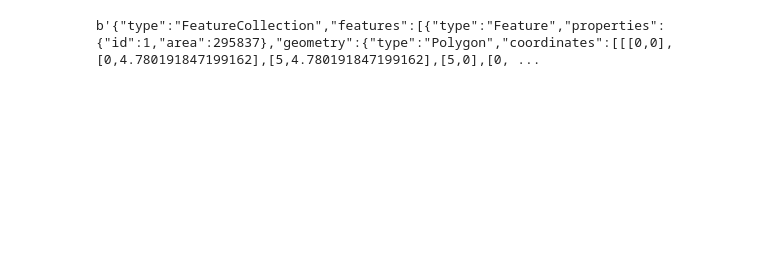
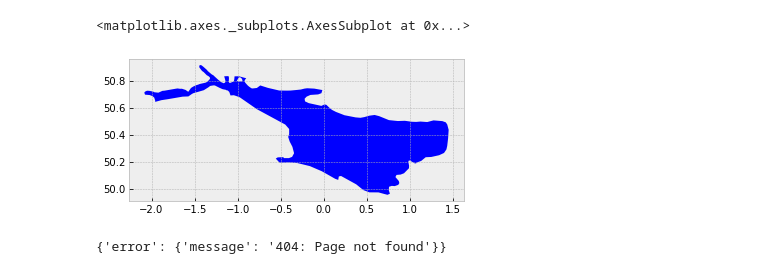
Before and after one commit to LukasFrankenQ/georetriever, a Jupyter notebook: geo_retriever/lithography/macrolab.ipynb, the cells around one changed output. Cells and saved outputs as stored; diff of their text form; code cells hidden in the pictures; blank space fills up the shorter version.

```diff
--- a/geo_retriever/lithography/macrolab.ipynb
+++ b/geo_retriever/lithography/macrolab.ipynb
@@ -28,7 +128,19 @@ pd.read_csv()
 # %%
+import geopandas as gpd
 # requests.get("https://macrostrat.org/api/geologic_units/map/").text
 # link =       "https://macrostrat.org/api/geologic_units/map"
 # requests.get("https://macrostrat.org/api/").text
-# requests.get("https://macrostrat.org/api/grids/").json()
-requests.get("https://macrostrat.org/api/grids/latitude").json()
+# requests.get("https://macrostrat.org/api/grids/latitude").json()
+# requests.get("https://macrostrat.org/api/geologic_units/map").json()
+# requests.get("https://macrostrat.org/api/grids/longitude").json()
+request_params = {
+    "lat": 50.5072,
+    "lng": 0.1276,
+    "format": "geojson_bare",
+    }
+res = requests.get("https://macrostrat.org/api/geologic_units/map", params=request_params).content
+res = StringIO(str(res, 'utf-8'))
+# gdf = pd.read_csv(res)
+gdf = gpd.read_file(res)
+gdf.head()
 # %% [output]
@@ -45,2 +170,7 @@ requests.get("https://macrostrat.org/api/grids/latitude").json()
+# %%
+gdf.plot()
+# %% [output]
+<matplotlib.axes._subplots.AxesSubplot at 0x...>
+[figure, added]
 # %%
 result = requests.get("https://macrostrat.org/api/v2/grids/latitude?lngSpacing=5&latSpacing=12&format=geojson_bare")
@@ -47,4 +178,7 @@ result = requests.get("https://macrostrat.org/api/v2/grids/latitude?lngSpacing=5
+# %%
+requests.get("https://macrostrat.org/api/formulas").json()
+# %% [output]
+{'error': {'message': '404: Page not found'}}
 # %%
-with open(Path(os.getcwd()) / )
+with open(Path(os.getcwd()) / "test.geojson", "wb") as f:
+    f.write(result.content)
-# %% [output]
-b'{"type":"FeatureCollection","features":[{"type":"Feature","properties":{"id":1,"area":295837},"geometry":{"type":"Polygon","coordinates":[[[0,0],[0,4.780191847199162],[5,4.780191847199162],[5,0],[0, ...
```
Also changed, not shown: parts of 17 cells of this notebook.
